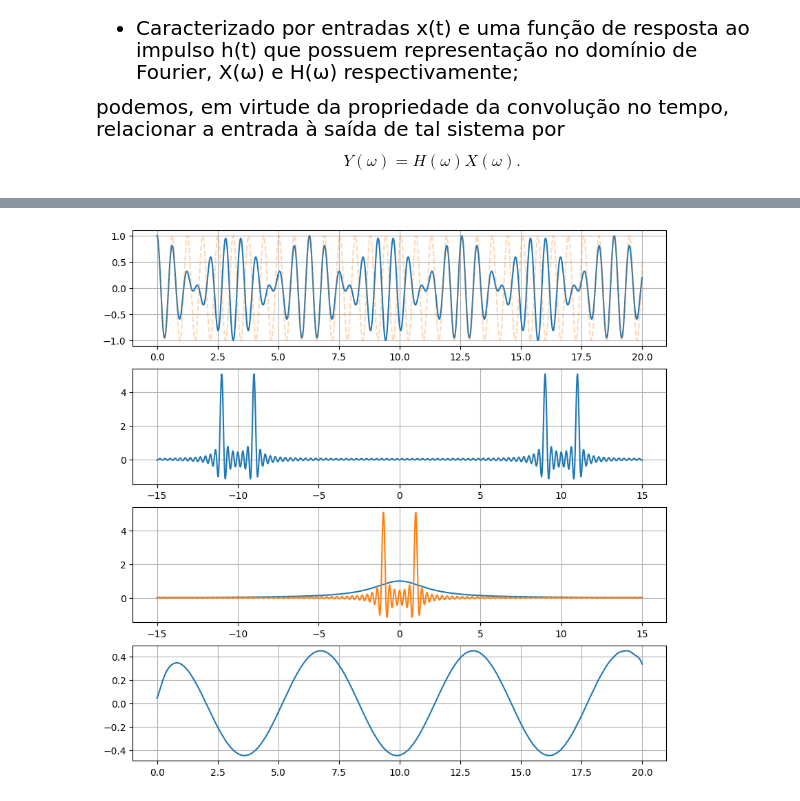
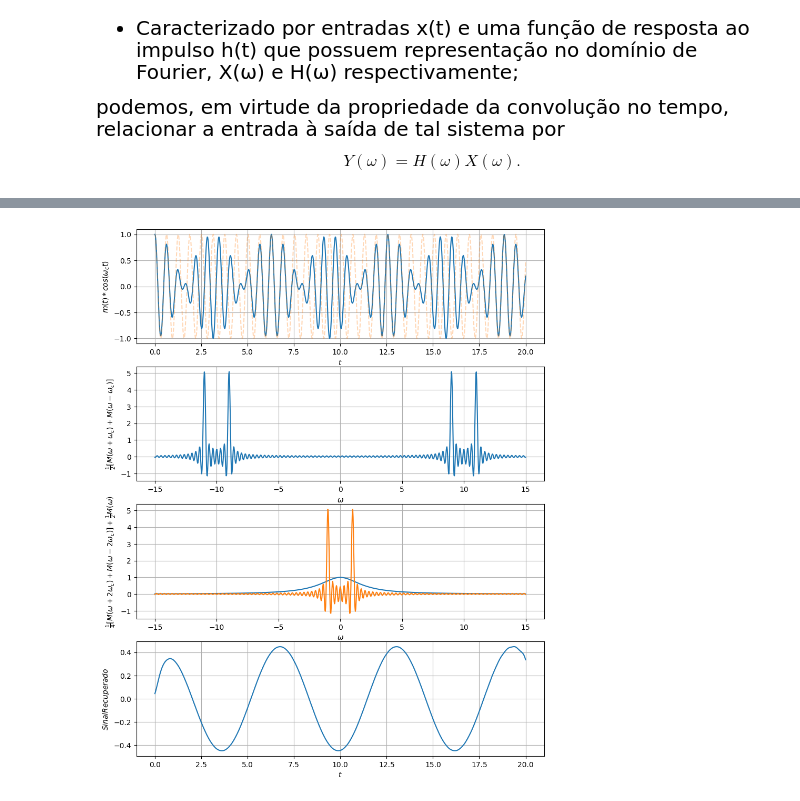
Before and after one commit to BernardoPimentel4214/Sinais-e-Sistemas, a Jupyter notebook: 2 - Análise no Domínio da Frequência.ipynb, the cells around one changed output, grey strips where cells are left out. Drawn from its saved outputs; the diff is of its cells as text; code cells hidden in the pictures.

```diff
--- a/2 - Análise no Domínio da Frequência.ipynb
+++ b/2 - Análise no Domínio da Frequência.ipynb
@@ -578,15 +551,14 @@ def Tx_DSB_SC(m, H, w_c, T, t, w):
 # %%
 w_c = 10                       # Frequência da Onda Portadora
 w_m = 1                        # Frequência da Modulante
 T = 20                         # Limite do Eixo do Tempo
 
 t = np.linspace(0, T, 1000)
 w = np.linspace(-1.5*w_c, 1.5*w_c, 1000)
 
 m = np.cos(w_m*t)
 H = 1/(1 + 1j*(w/2))            # Filtro Passa-Baixas de Primeira Ordem Típico
-#H = np.heaviside(w + 2, 1) - np.heaviside(w - 2, 1)
 
-Tx_DSB_SC(m, H, w_c, T, t, w)
+pim.Tx_DSB_SC(m, H, w_c, T, t, w)
 # %% [output]
-[figure, old version]
+[figure, new version]
```
Also changed, not shown: parts of 2 cells of this notebook, 1 other file.
